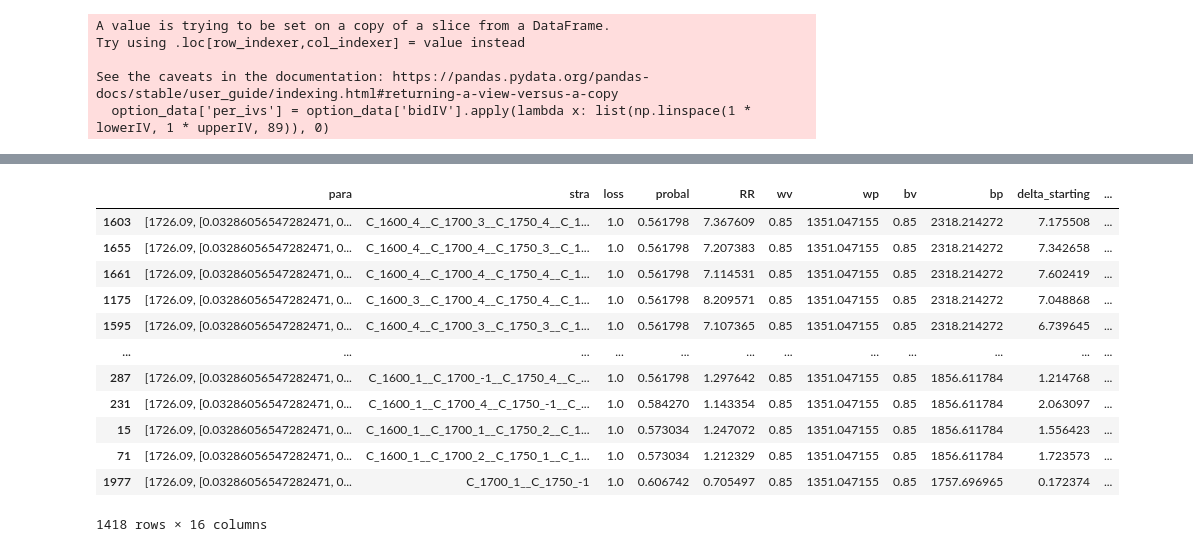
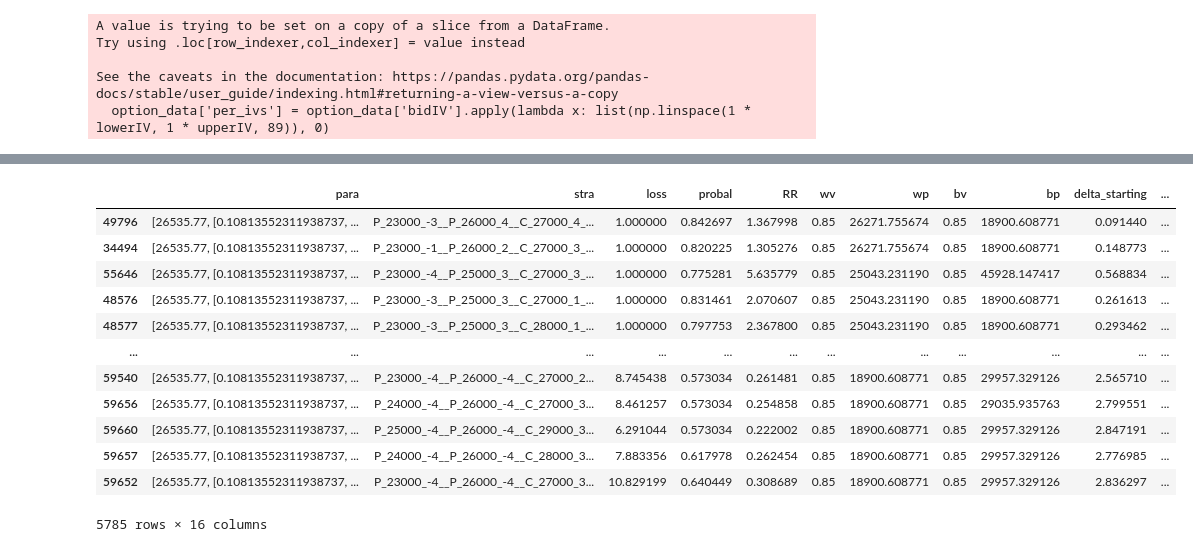
Before and after one commit to 556isback/optionCombo, a Jupyter notebook: example/example.ipynb, the cells around one changed output, grey strips where cells are left out. Cells and saved outputs as stored; diff of their text form; code cells hidden in the pictures.

```diff
--- a/example/example.ipynb
+++ b/example/example.ipynb
@@ -80,7 +80,7 @@ array(['2023-06-18T00:00:00.000000000', '2023-06-19T00:00:00.000000000',
        '2024-03-29T00:00:00.000000000'], dtype='datetime64[ns]')
 # %%
 # choose a expiry date, doesn't support mutiple expiry dates at the moment
-expirDate = '2023-06-30T00:00:00.000000000'
+expirDate = '2023-07-28T00:00:00.000000000'
 # %%
 # this is what the option Dataframe should look like
 option_data
@@ -139,7 +139,7 @@ def fetchprice(symbol,exchange = 'binance'):
     df["volume"] = pd.to_numeric(df["volume"])
     return df
 # %%
-pricedata = fetchprice('ETHUSDT')
+pricedata = fetchprice('BTCUSDT')
 # %%
 # this is what the price Dataframe should look like
 pricedata
@@ -160,7 +160,7 @@ pricedata
 # %%
 # this part of the code is for pre-compute
 
-preOption,joined1,price = preInit.Prep( expirDate, optionDf = option_data, priceDf = pricedata, interval=3, strikePriceRange=0.2)
+preOption,joined1,price = preInit.Prep( expirDate, optionDf = option_data, priceDf = pricedata, interval=3, strikePriceRange=0.3)
 # %% [output]
 A value is trying to be set on a copy of a slice from a DataFrame.
 Try using .loc[row_indexer,col_indexer] = value instead
@@ -172,7 +172,7 @@ See the caveats in the documentation: https://pandas.pydata.org/pandas-docs/stab
 # -1 stands for put options, possible input for "optionstypes" should be a two dimension list, eg. [[1,1,1],[-1,-1,1,1]]
 # maxquantity is the input for maxmium possible quantity for a single option trade amount
 
-model = optionModel.option_model(price, joined1,preOption,optionstypes = [[1,1,1,1],[1,1]], maxquantity=3)  # Init
+model = optionModel.option_model(price, joined1,preOption,optionstypes = [[1,1,1,1],[1,1],[-1,-1,1,1]], maxquantity=3)  # Init
 
 df = model.options_model_finder()                                                                           # start looping
 # %%
@@ -195,19 +195,19 @@ df
 # %%
-temp = df.loc[  (df['probal']>0.5)&(df['mean_vega']>0)].sort_values(by=['mean_vega','probal'], ascending=[False,False])
+temp = df.loc[  (df['probal']>0.5)&(df['mean_theta']>0)].sort_values(by=['mean_vega','probal'], ascending=[False,False])
 temp
 # %% [output]
 |  | para | stra | loss | probal | RR | wv | wp | bv | bp | delta_starting | ... |
-| 1603 | [1726.09, [0.03286056547282471, 0... | C_1600_4__C_1700_3__C_1750_4__C_1... | 1.0 | 0.561798 | 7.367609 | 0.85 | 1351.047155 | 0.85 | 2318.214272 | 7.175508 | ... |
-| 1655 | [1726.09, [0.03286056547282471, 0... | C_1600_4__C_1700_4__C_1750_3__C_1... | 1.0 | 0.561798 | 7.207383 | 0.85 | 1351.047155 | 0.85 | 2318.214272 | 7.342658 | ... |
-| 1661 | [1726.09, [0.03286056547282471, 0... | C_1600_4__C_1700_4__C_1750_4__C_1... | 1.0 | 0.561798 | 7.114531 | 0.85 | 1351.047155 | 0.85 | 2318.214272 | 7.602419 | ... |
-| 1175 | [1726.09, [0.03286056547282471, 0... | C_1600_3__C_1700_4__C_1750_4__C_1... | 1.0 | 0.561798 | 8.209571 | 0.85 | 1351.047155 | 0.85 | 2318.214272 | 7.048868 | ... |
-| 1595 | [1726.09, [0.03286056547282471, 0... | C_1600_4__C_1700_3__C_1750_3__C_1... | 1.0 | 0.561798 | 7.107365 | 0.85 | 1351.047155 | 0.85 | 2318.214272 | 6.739645 | ... |
+| 49796 | [26535.77, [0.10813552311938737, ... | P_23000_-3__P_26000_4__C_27000_4_... | 1.000000 | 0.842697 | 1.367998 | 0.85 | 26271.755674 | 0.85 | 18900.608771 | 0.091440 | ... |
+| 34494 | [26535.77, [0.10813552311938737, ... | P_23000_-1__P_26000_2__C_27000_3_... | 1.000000 | 0.820225 | 1.305276 | 0.85 | 26271.755674 | 0.85 | 18900.608771 | 0.148773 | ... |
+| 55646 | [26535.77, [0.10813552311938737, ... | P_23000_-4__P_25000_3__C_27000_3_... | 1.000000 | 0.775281 | 5.635779 | 0.85 | 25043.231190 | 0.85 | 45928.147417 | 0.568834 | ... |
+| 48576 | [26535.77, [0.10813552311938737, ... | P_23000_-3__P_25000_3__C_27000_1_... | 1.000000 | 0.831461 | 2.070607 | 0.85 | 25043.231190 | 0.85 | 18900.608771 | 0.261613 | ... |
+| 48577 | [26535.77, [0.10813552311938737, ... | P_23000_-3__P_25000_3__C_28000_1_... | 1.000000 | 0.797753 | 2.367800 | 0.85 | 25043.231190 | 0.85 | 18900.608771 | 0.293462 | ... |
 | ... | ... | ... | ... | ... | ... | ... | ... | ... | ... | ... | ... |
-| 287 | [1726.09, [0.03286056547282471, 0... | C_1600_1__C_1700_-1__C_1750_4__C_... | 1.0 | 0.561798 | 1.297642 | 0.85 | 1351.047155 | 0.85 | 1856.611784 | 1.214768 | ... |
-| 231 | [1726.09, [0.03286056547282471, 0... | C_1600_1__C_1700_4__C_1750_-1__C_... | 1.0 | 0.584270 | 1.143354 | 0.85 | 1351.047155 | 0.85 | 1856.611784 | 2.063097 | ... |
-| 15 | [1726.09, [0.03286056547282471, 0... | C_1600_1__C_1700_1__C_1750_2__C_1... | 1.0 | 0.573034 | 1.247072 | 0.85 | 1351.047155 | 0.85 | 1856.611784 | 1.556423 | ... |
-| 71 | [1726.09, [0.03286056547282471, 0... | C_1600_1__C_1700_2__C_1750_1__C_1... | 1.0 | 0.573034 | 1.212329 | 0.85 | 1351.047155 | 0.85 | 1856.611784 | 1.723573 | ... |
-| 1977 | [1726.09, [0.03286056547282471, 0... | C_1700_1__C_1750_-1 | 1.0 | 0.606742 | 0.705497 | 0.85 | 1351.047155 | 0.85 | 1757.696965 | 0.172374 | ... |
+| 59540 | [26535.77, [0.10813552311938737, ... | P_23000_-4__P_26000_-4__C_27000_2... | 8.745438 | 0.573034 | 0.261481 | 0.85 | 18900.608771 | 0.85 | 29957.329126 | 2.565710 | ... |
+| 59656 | [26535.77, [0.10813552311938737, ... | P_24000_-4__P_26000_-4__C_27000_3... | 8.461257 | 0.573034 | 0.254858 | 0.85 | 18900.608771 | 0.85 | 29035.935763 | 2.799551 | ... |
+| 59660 | [26535.77, [0.10813552311938737, ... | P_25000_-4__P_26000_-4__C_29000_3... | 6.291044 | 0.573034 | 0.222002 | 0.85 | 18900.608771 | 0.85 | 29957.329126 | 2.847191 | ... |
+| 59657 | [26535.77, [0.10813552311938737, ... | P_24000_-4__P_26000_-4__C_28000_3... | 7.883356 | 0.617978 | 0.262454 | 0.85 | 18900.608771 | 0.85 | 29957.329126 | 2.776985 | ... |
+| 59652 | [26535.77, [0.10813552311938737, ... | P_23000_-4__P_26000_-4__C_27000_3... | 10.829199 | 0.640449 | 0.308689 | 0.85 | 18900.608771 | 0.85 | 29957.329126 | 2.836297 | ... |
-1418 rows × 16 columns
+5785 rows × 16 columns
 # %%
 # bule line is the payoff curve, red line stands for net premium, yep this is for plotting
```
Also changed, not shown: parts of 6 cells of this notebook.
